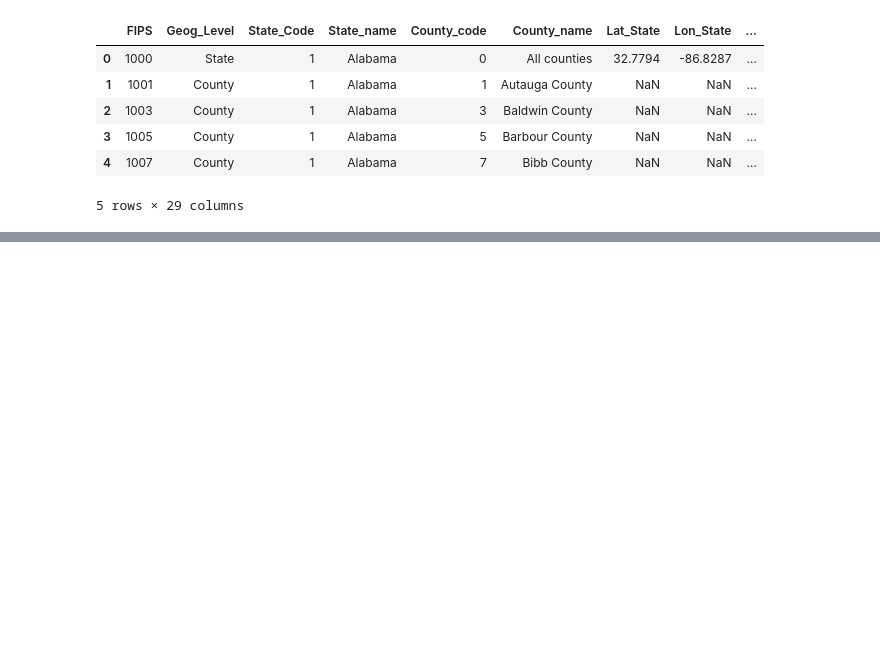
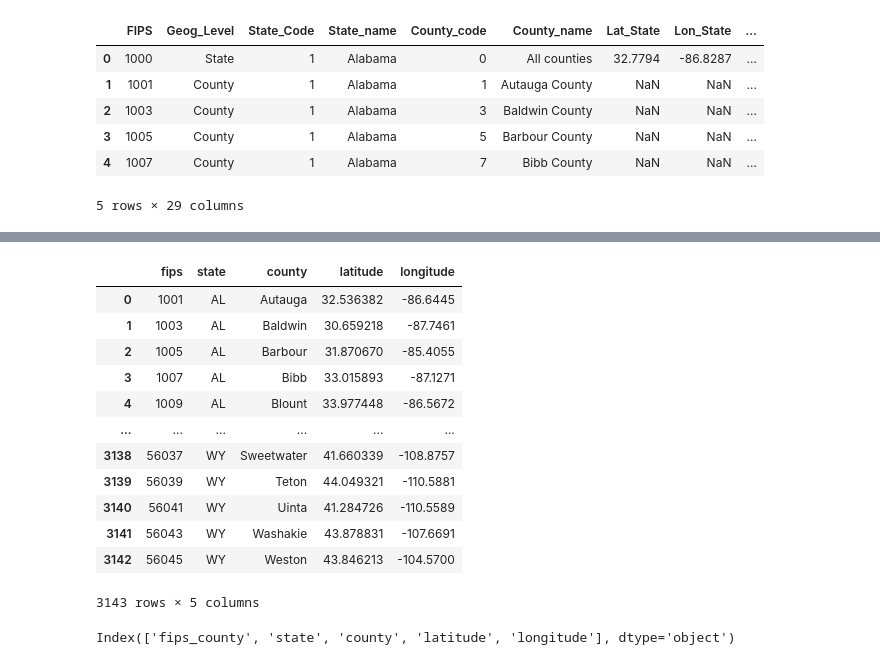
Before and after one commit to lewisaaronpaul/ETL_Proposal_Team_ETL_06, a Jupyter notebook: etl_project.ipynb, the cells around one changed output, grey strips where cells are left out. Saved outputs shown, nothing was run; the diff lists cells and outputs as text; code cells hidden in the pictures; blank space fills up the shorter version.

```diff
--- a/etl_project.ipynb
+++ b/etl_project.ipynb
@@ -341,0 +377,9 @@ print(the_county_table.find('tr'))
+# %%
+# Load the Census_Data_utf.csv file that was create Census Bureau.
+county_filepath = os.path.join(".", "Resources", "county_centroid_utf_8.csv")
+
+# Read file and store into Pandas DataFrames
+fips_county_df = pd.read_csv(county_filepath, encoding = 'utf-8')
+
+# Visualize
+fips_county_df.head()
@@ -341,0 +393,21 @@ print(the_county_table.find('tr'))
+# %%
+fips_county_df.columns = ['fips', 'state', 'county', 'latitude', 'longitude']
+fips_county_df
+# %% [output]
+|  | fips | state | county | latitude | longitude |
+| 0 | 1001 | AL | Autauga | 32.536382 | -86.6445 |
+| 1 | 1003 | AL | Baldwin | 30.659218 | -87.7461 |
+| 2 | 1005 | AL | Barbour | 31.870670 | -85.4055 |
+| 3 | 1007 | AL | Bibb | 33.015893 | -87.1271 |
+| 4 | 1009 | AL | Blount | 33.977448 | -86.5672 |
+| ... | ... | ... | ... | ... | ... |
+| 3138 | 56037 | WY | Sweetwater | 41.660339 | -108.8757 |
+| 3139 | 56039 | WY | Teton | 44.049321 | -110.5881 |
+| 3140 | 56041 | WY | Uinta | 41.284726 | -110.5589 |
+| 3141 | 56043 | WY | Washakie | 43.878831 | -107.6691 |
+| 3142 | 56045 | WY | Weston | 43.846213 | -104.5700 |
+3143 rows × 5 columns
+# %%
+fips_county_df.columns
+# %% [output]
+Index(['fips_county', 'state', 'county', 'latitude', 'longitude'], dtype='object')
```
Also changed, not shown: parts of 17 cells of this notebook.
